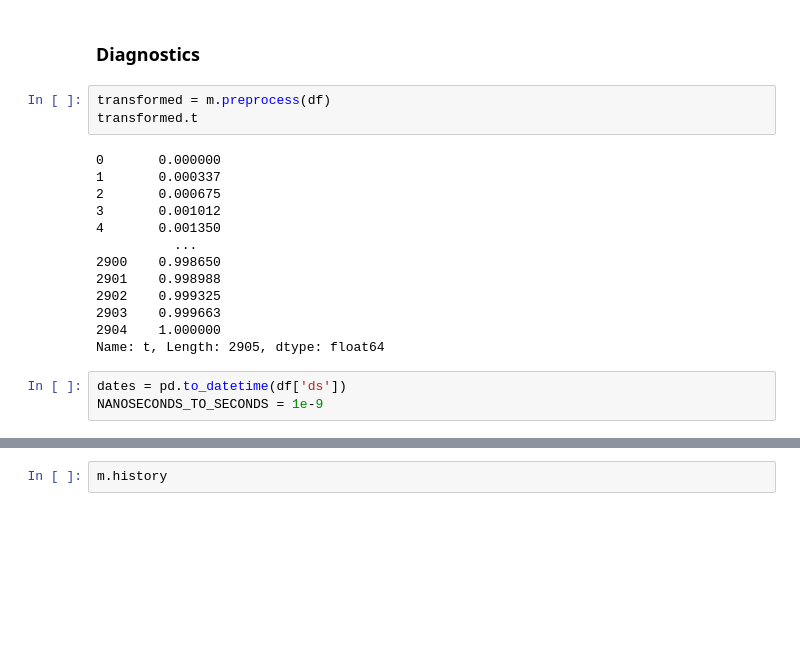
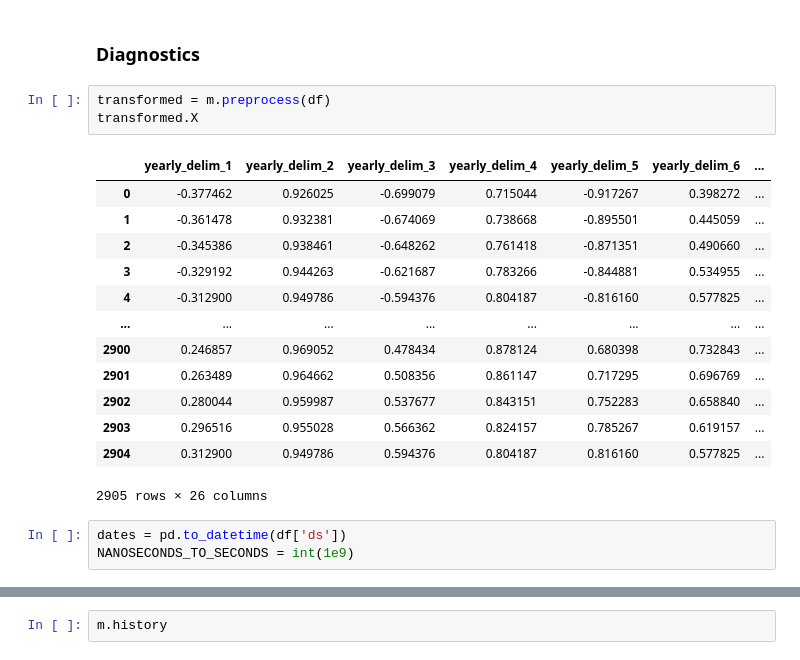
Before and after one commit to JakeRobertBaker/pymc_prophet, a Jupyter notebook: prophet_example.ipynb, the cells around one changed output, grey strips where cells are left out. Saved outputs shown, nothing was run; the diff lists cells and outputs as text; blank space fills up the shorter version.

```diff
--- a/prophet_example.ipynb
+++ b/prophet_example.ipynb
@@ -64,21 +66,22 @@ fig2 = m.plot_components(forecast)
 ### Diagnostics
 # %%
 transformed = m.preprocess(df)
-transformed.t
+transformed.X
 # %% [output]
+|  | yearly_delim_1 | yearly_delim_2 | yearly_delim_3 | yearly_delim_4 | yearly_delim_5 | yearly_delim_6 | ... |
+| 0 | -0.377462 | 0.926025 | -0.699079 | 0.715044 | -0.917267 | 0.398272 | ... |
+| 1 | -0.361478 | 0.932381 | -0.674069 | 0.738668 | -0.895501 | 0.445059 | ... |
+| 2 | -0.345386 | 0.938461 | -0.648262 | 0.761418 | -0.871351 | 0.490660 | ... |
+| 3 | -0.329192 | 0.944263 | -0.621687 | 0.783266 | -0.844881 | 0.534955 | ... |
+| 4 | -0.312900 | 0.949786 | -0.594376 | 0.804187 | -0.816160 | 0.577825 | ... |
+| ... | ... | ... | ... | ... | ... | ... | ... |
+| 2900 | 0.246857 | 0.969052 | 0.478434 | 0.878124 | 0.680398 | 0.732843 | ... |
+| 2901 | 0.263489 | 0.964662 | 0.508356 | 0.861147 | 0.717295 | 0.696769 | ... |
+| 2902 | 0.280044 | 0.959987 | 0.537677 | 0.843151 | 0.752283 | 0.658840 | ... |
+| 2903 | 0.296516 | 0.955028 | 0.566362 | 0.824157 | 0.785267 | 0.619157 | ... |
+| 2904 | 0.312900 | 0.949786 | 0.594376 | 0.804187 | 0.816160 | 0.577825 | ... |
-0       0.000000
-1       0.000337
-2       0.000675
-3       0.001012
-4       0.001350
-          ...
-2900    0.998650
-2901    0.998988
-2902    0.999325
-2903    0.999663
-2904    1.000000
-Name: t, Length: 2905, dtype: float64
+2905 rows × 26 columns
 # %%
 dates = pd.to_datetime(df['ds'])
-NANOSECONDS_TO_SECONDS = 1e-9
+NANOSECONDS_TO_SECONDS = int(1e9)
 # %%
```
Also changed, not shown: parts of 7 cells of this notebook, 4 other files.
